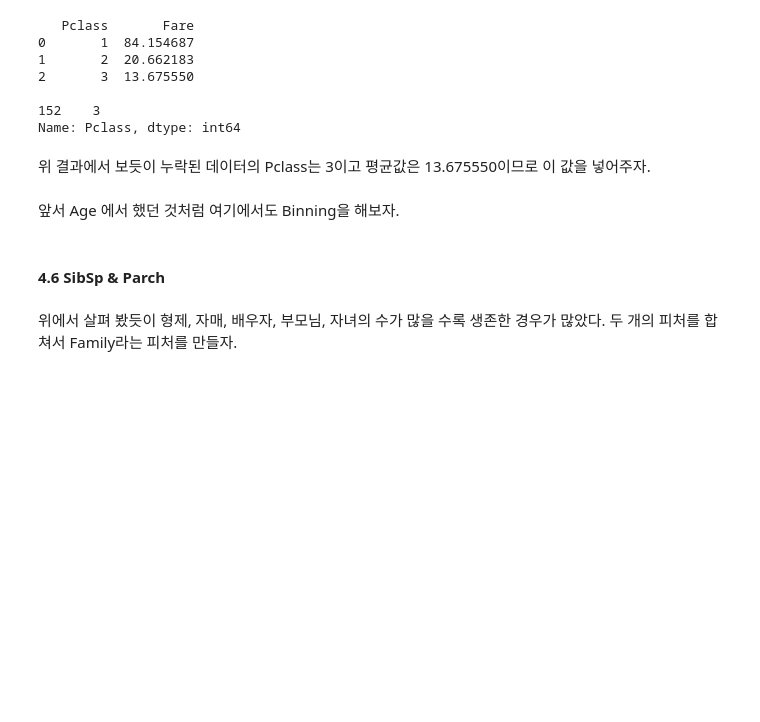
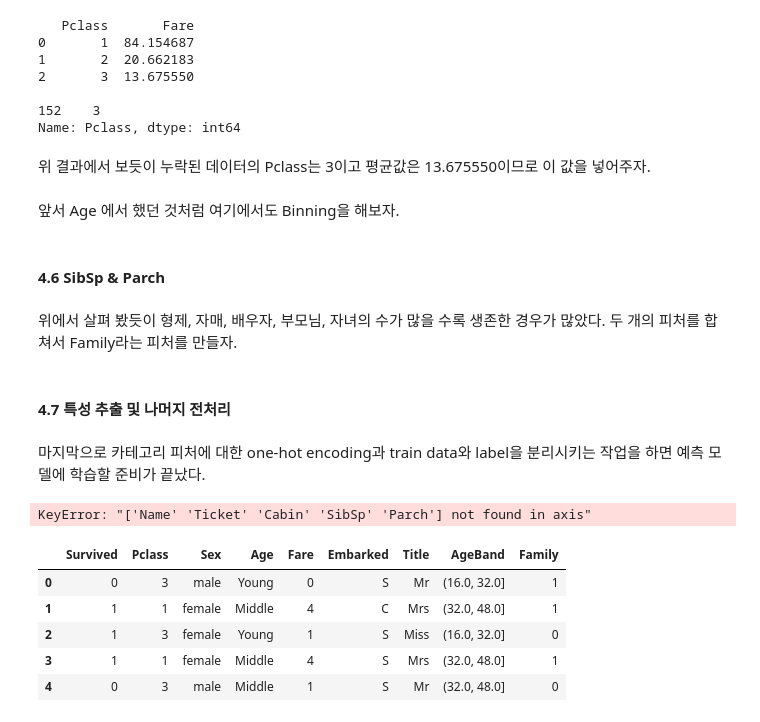
Before and after one commit to jaeyoon89/kaggle_titanic_study, a Jupyter notebook: Cyc1am3n_titanic_study.ipynb, the cells around one changed output. Drawn from its saved outputs; the diff is of its cells as text; code cells hidden in the pictures; blank space fills up the shorter version.

```diff
--- a/Cyc1am3n_titanic_study.ipynb
+++ b/Cyc1am3n_titanic_study.ipynb
@@ -341,0 +346,25 @@ for dataset in train_and_test:
+# %% [markdown]
+#### 4.7 특성 추출 및 나머지 전처리
+# %% [markdown]
+마지막으로 카테고리 피처에 대한 one-hot encoding과 train data와 label을 분리시키는 작업을 하면 예측 모델에 학습할 준비가 끝났다.
+# %%
+features_drop = ['Name', 'Ticket', 'Cabin', 'SibSp', 'Parch']
+train = train.drop(features_drop, axis=0)
+test = test.drop(features_drop, axis=0)
+train = train.drop(['PassengerId', 'AgeBand', 'FareBand'], axis=1)
+
+print(train.head())
+print(test.head())
+# %% [output]
+KeyError: "['Name' 'Ticket' 'Cabin' 'SibSp' 'Parch'] not found in axis"
+# %%
+train = train.drop(['PassengerId'], axis=1)
+# %%
+train.head(5)
+# %% [output]
+|  | Survived | Pclass | Sex | Age | Fare | Embarked | Title | AgeBand | Family |
+| 0 | 0 | 3 | male | Young | 0 | S | Mr | (16.0, 32.0] | 1 |
+| 1 | 1 | 1 | female | Middle | 4 | C | Mrs | (32.0, 48.0] | 1 |
+| 2 | 1 | 3 | female | Young | 1 | S | Miss | (16.0, 32.0] | 0 |
+| 3 | 1 | 1 | female | Middle | 4 | S | Mrs | (32.0, 48.0] | 1 |
+| 4 | 0 | 3 | male | Middle | 1 | S | Mr | (32.0, 48.0] | 0 |
```
Also changed, not shown: parts of 8 cells of this notebook.
